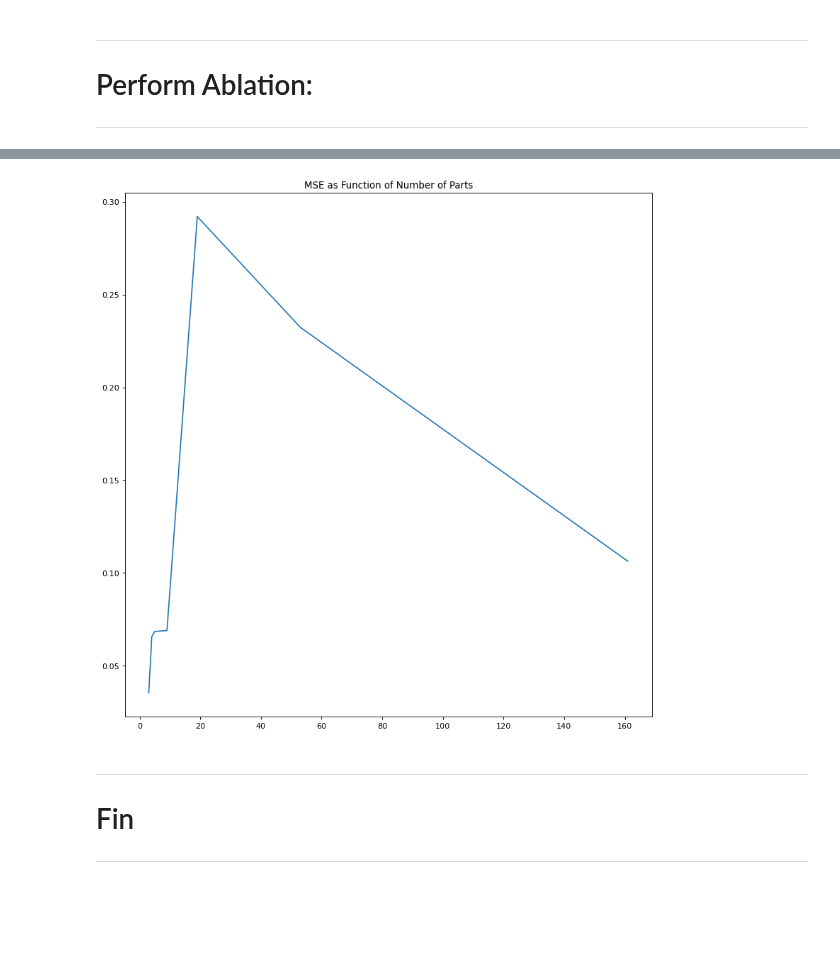
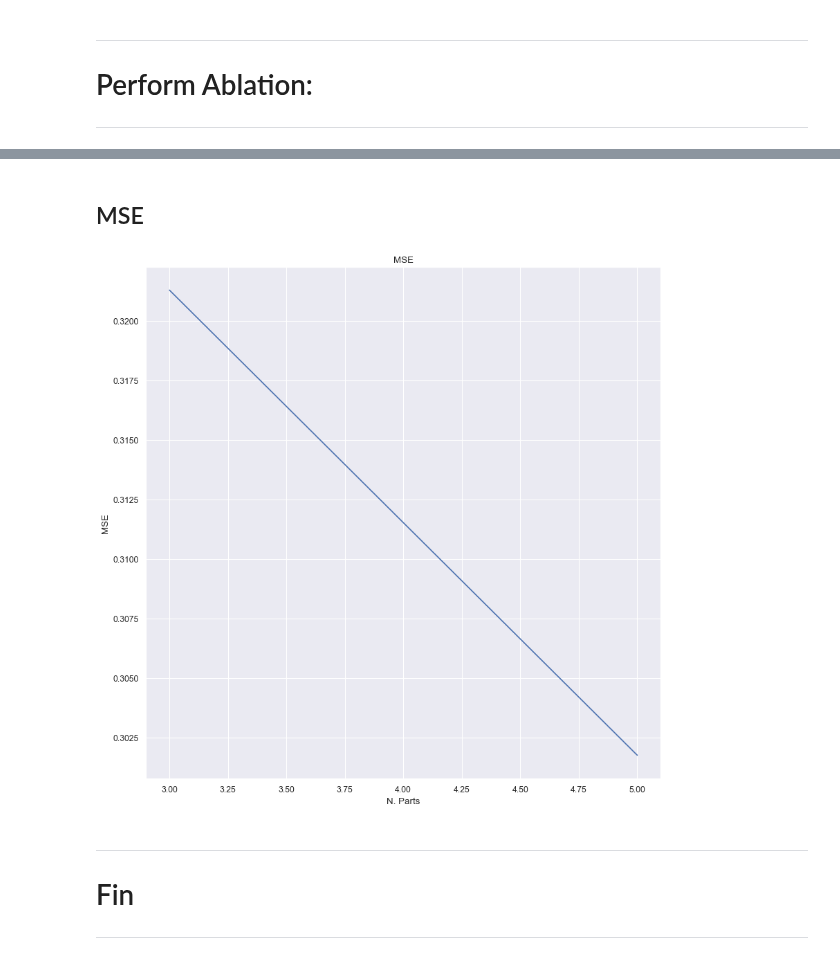
Before and after one commit to AnastasisKratsios/Architopes_Semisupervised, a Jupyter notebook: PCNNs_Ablation_for_Reviews.ipynb, the cells around one changed output, grey strips where cells are left out. Saved outputs shown, nothing was run; the diff lists cells and outputs as text; code cells hidden in the pictures; blank space fills up the shorter version.

Commit message:
plots getting better!

```diff
--- a/PCNNs_Ablation_for_Reviews.ipynb
+++ b/PCNNs_Ablation_for_Reviews.ipynb
@@ -566,7 +566,7 @@ def Ablate_PCNNs(q_inplicit_N_parts,data_y,X_train,X_test,y_test):
 ---
 # %%
 # Initialize
-N_plot_finess = 20
+N_plot_finess = 2
 q_implicit_N_parts_possibilities = 0.99- np.array(range(N_plot_finess))/N_plot_finess
 
 # Get Performance Metric
@@ -762,3 +626,11 @@ Epoch 54/100
+# %%
+# Randomization may produce duplicates; we remove these with the following snippet:
+get_unique_entries = np.unique(N_parts_Generated_by_Algo_2_history, return_index=True)[1]
+N_parts_Generated_by_Algo_2_history_report = N_parts_Generated_by_Algo_2_history[get_unique_entries]
+performance_Architope_history_report_MAE_train = (performance_Architope_history[1,0,:])[get_unique_entries]
+performance_Architope_history_report_MAE_test = (performance_Architope_history[1,1,:])[get_unique_entries]
+performance_Architope_history_report_MSE_train = (performance_Architope_history[0,0,:])[get_unique_entries]
+performance_Architope_history_report_MSE_test = (performance_Architope_history[0,1,:])[get_unique_entries]
 # %%
 # Randomization may produce duplicates; we remove these with the following snippet:
 get_unique_entries = np.unique(N_parts_Generated_by_Algo_2_history, return_index=True)[1]
@@ -768,0 +645,23 @@ performance_Architope_history_report = (performance_Architope_history[1,1,:])[ge
+# %%
+sns.set()
+# Initialize Plot #
+#-----------------#
+plt.figure(num=None, figsize=(12, 12), dpi=80, facecolor='w', edgecolor='k')
+# Format Plot #
+#-------------#
+plt.title("MAE")
+plt.xlabel("N. Parts")
+plt.ylabel("MAE")
+
+# Generate Plots #
+#----------------#
+# Plot Signal
+plt.plot(N_parts_Generated_by_Algo_2_history_report,
+         performance_Architope_history_report_MAE_test)
+
+
+# Export #
+#--------#
+# SAVE Figure to .eps
+plt.savefig('./outputs/plotsANDfigures/Ablation_MAE_test.pdf', format='pdf')
+plt.show()
@@ -769,22 +670,27 @@ performance_Architope_history_report = (performance_Architope_history[1,1,:])[ge
+# %% [markdown]
+## MSE
 # %%
-# sns.set()
+sns.set()
 # Initialize Plot #
 #-----------------#
 plt.figure(num=None, figsize=(12, 12), dpi=80, facecolor='w', edgecolor='k')
 # Format Plot #
 #-------------#
-plt.title("MSE as Function of Number of Parts")
+plt.title("MSE")
+plt.xlabel("N. Parts")
+plt.ylabel("MSE")
 
 # Generate Plots #
 #----------------#
 # Plot Signal
-plt.plot(N_parts_Generated_by_Algo_2_history_report,performance_Architope_history_report)
+plt.plot(N_parts_Generated_by_Algo_2_history_report,
+         performance_Architope_history_report_MSE_test)
 
 
 # Export #
 #--------#
 # SAVE Figure to .eps
-plt.savefig('./outputs/plotsANDfigures/Ablation_MSE.pdf', format='pdf')
+plt.savefig('./outputs/plotsANDfigures/Ablation_MSE_test.pdf', format='pdf')
 plt.show()
 # %% [output]
-[figure, old version]
+[figure, new version]
```
Also changed, not shown: parts of 5 cells of this notebook, 8 other files.
